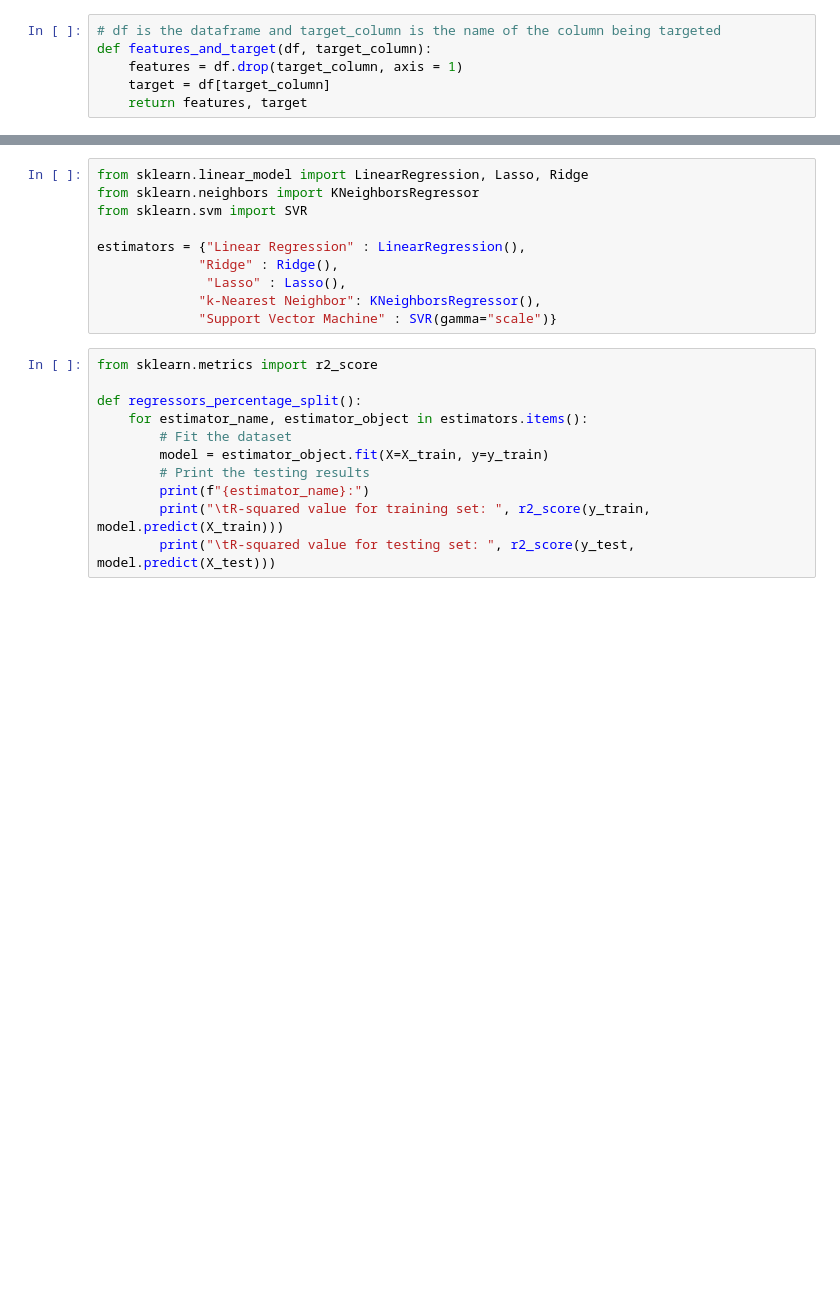
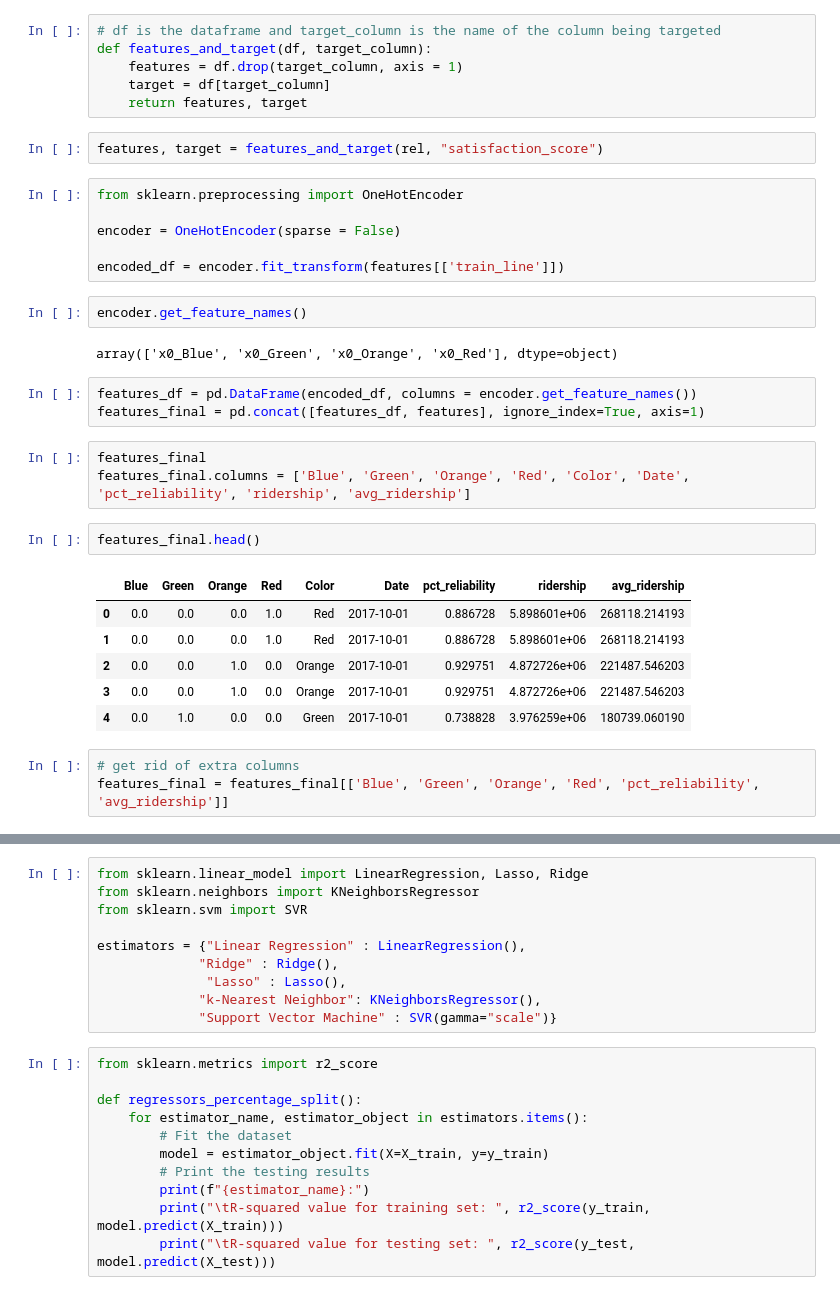
Before and after one commit to ethan-leba/data-science-mtba, a Jupyter notebook: DS3000_FP4_Section01_Group10.ipynb, the cells around one changed output, grey strips where cells are left out. Drawn from its saved outputs; the diff is of its cells as text; blank space fills up the shorter version.

```diff
--- a/DS3000_FP4_Section01_Group10.ipynb
+++ b/DS3000_FP4_Section01_Group10.ipynb
@@ -409,3 +392,33 @@ def features_and_target(df, target_column):
     features = df.drop(target_column, axis = 1)
     target = df[target_column]
     return features, target
+# %%
+features, target = features_and_target(rel, "satisfaction_score")
+# %%
+from sklearn.preprocessing import OneHotEncoder
+
+encoder = OneHotEncoder(sparse = False)
+
+encoded_df = encoder.fit_transform(features[['train_line']])
+# %%
+encoder.get_feature_names()
+# %% [output]
+array(['x0_Blue', 'x0_Green', 'x0_Orange', 'x0_Red'], dtype=object)
+# %%
+features_df = pd.DataFrame(encoded_df, columns = encoder.get_feature_names())
+features_final = pd.concat([features_df, features], ignore_index=True, axis=1)
+# %%
+features_final
+features_final.columns = ['Blue', 'Green', 'Orange', 'Red', 'Color', 'Date', 'pct_reliability', 'ridership', 'avg_ridership']
+# %%
+features_final.head()
+# %% [output]
+|  | Blue | Green | Orange | Red | Color | Date | pct_reliability | ridership | avg_ridership |
+| 0 | 0.0 | 0.0 | 0.0 | 1.0 | Red | 2017-10-01 | 0.886728 | 5.898601e+06 | 268118.214193 |
+| 1 | 0.0 | 0.0 | 0.0 | 1.0 | Red | 2017-10-01 | 0.886728 | 5.898601e+06 | 268118.214193 |
+| 2 | 0.0 | 0.0 | 1.0 | 0.0 | Orange | 2017-10-01 | 0.929751 | 4.872726e+06 | 221487.546203 |
+| 3 | 0.0 | 0.0 | 1.0 | 0.0 | Orange | 2017-10-01 | 0.929751 | 4.872726e+06 | 221487.546203 |
+| 4 | 0.0 | 1.0 | 0.0 | 0.0 | Green | 2017-10-01 | 0.738828 | 3.976259e+06 | 180739.060190 |
+# %%
+# get rid of extra columns
+features_final = features_final[['Blue', 'Green', 'Orange', 'Red', 'pct_reliability', 'avg_ridership']]
```
Also changed, not shown: parts of 13 cells of this notebook.
